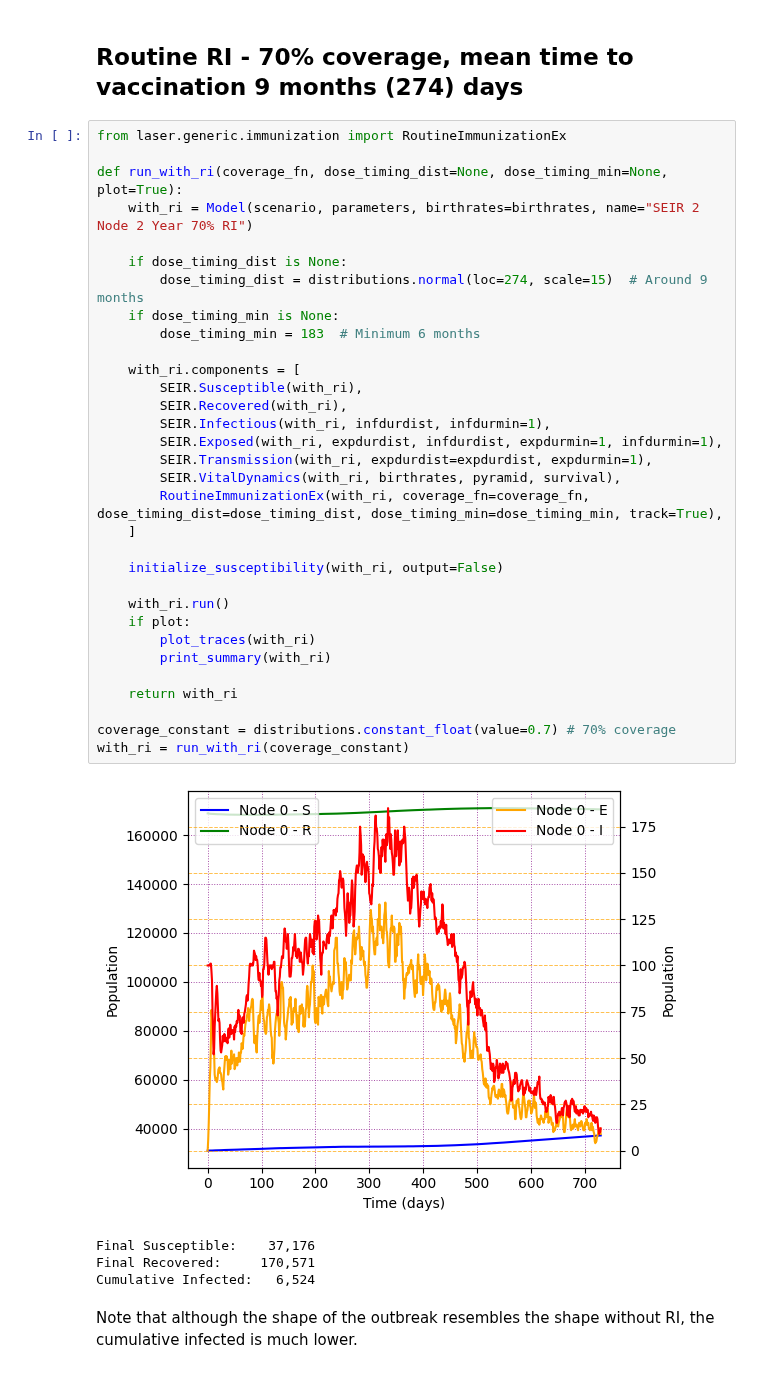
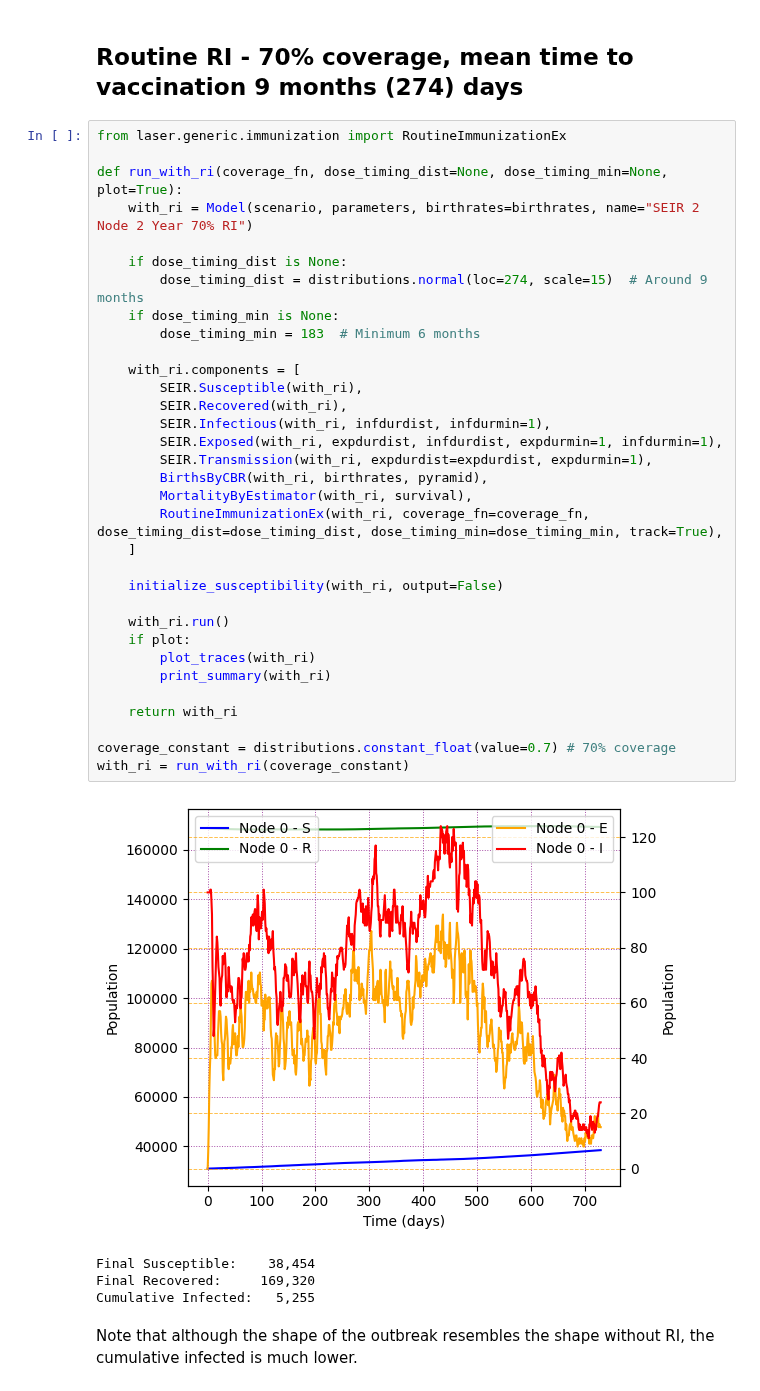
Before and after one commit to laser-base/laser-generic, a Jupyter notebook: docs/tutorials/notebooks/ri_exploration.ipynb, the cells around one changed output. Drawn from its saved outputs; the diff is of its cells as text.

Commit message:
🔥 Remove VitalDynamicsNNN components in favor of births and mortality components.

```diff
--- a/docs/tutorials/notebooks/ri_exploration.ipynb
+++ b/docs/tutorials/notebooks/ri_exploration.ipynb
@@ -164,38 +166,39 @@ from laser.generic.immunization import RoutineImmunizationEx
 
 def run_with_ri(coverage_fn, dose_timing_dist=None, dose_timing_min=None, plot=True):
     with_ri = Model(scenario, parameters, birthrates=birthrates, name="SEIR 2 Node 2 Year 70% RI")
 
     if dose_timing_dist is None:
         dose_timing_dist = distributions.normal(loc=274, scale=15)  # Around 9 months
     if dose_timing_min is None:
         dose_timing_min = 183  # Minimum 6 months
 
     with_ri.components = [
         SEIR.Susceptible(with_ri),
         SEIR.Recovered(with_ri),
         SEIR.Infectious(with_ri, infdurdist, infdurmin=1),
         SEIR.Exposed(with_ri, expdurdist, infdurdist, expdurmin=1, infdurmin=1),
         SEIR.Transmission(with_ri, expdurdist=expdurdist, expdurmin=1),
-        SEIR.VitalDynamics(with_ri, birthrates, pyramid, survival),
+        BirthsByCBR(with_ri, birthrates, pyramid),
+        MortalityByEstimator(with_ri, survival),
         RoutineImmunizationEx(with_ri, coverage_fn=coverage_fn, dose_timing_dist=dose_timing_dist, dose_timing_min=dose_timing_min, track=True),
     ]
 
     initialize_susceptibility(with_ri, output=False)
 
     with_ri.run()
     if plot:
         plot_traces(with_ri)
         print_summary(with_ri)
 
     return with_ri
 
 coverage_constant = distributions.constant_float(value=0.7) # 70% coverage
 with_ri = run_with_ri(coverage_constant)
 # %% [output]
-[figure, old version]
+[figure, new version]
-Final Susceptible:    37,176
-Final Recovered:     170,571
-Cumulative Infected:   6,524
+Final Susceptible:    38,454
+Final Recovered:     169,320
+Cumulative Infected:   5,255
 # %% [markdown]
 Note that although the shape of the outbreak resembles the shape without RI, the cumulative infected is much lower.
 # %%
```
Also changed, not shown: parts of 4 cells of this notebook, 16 other files.
